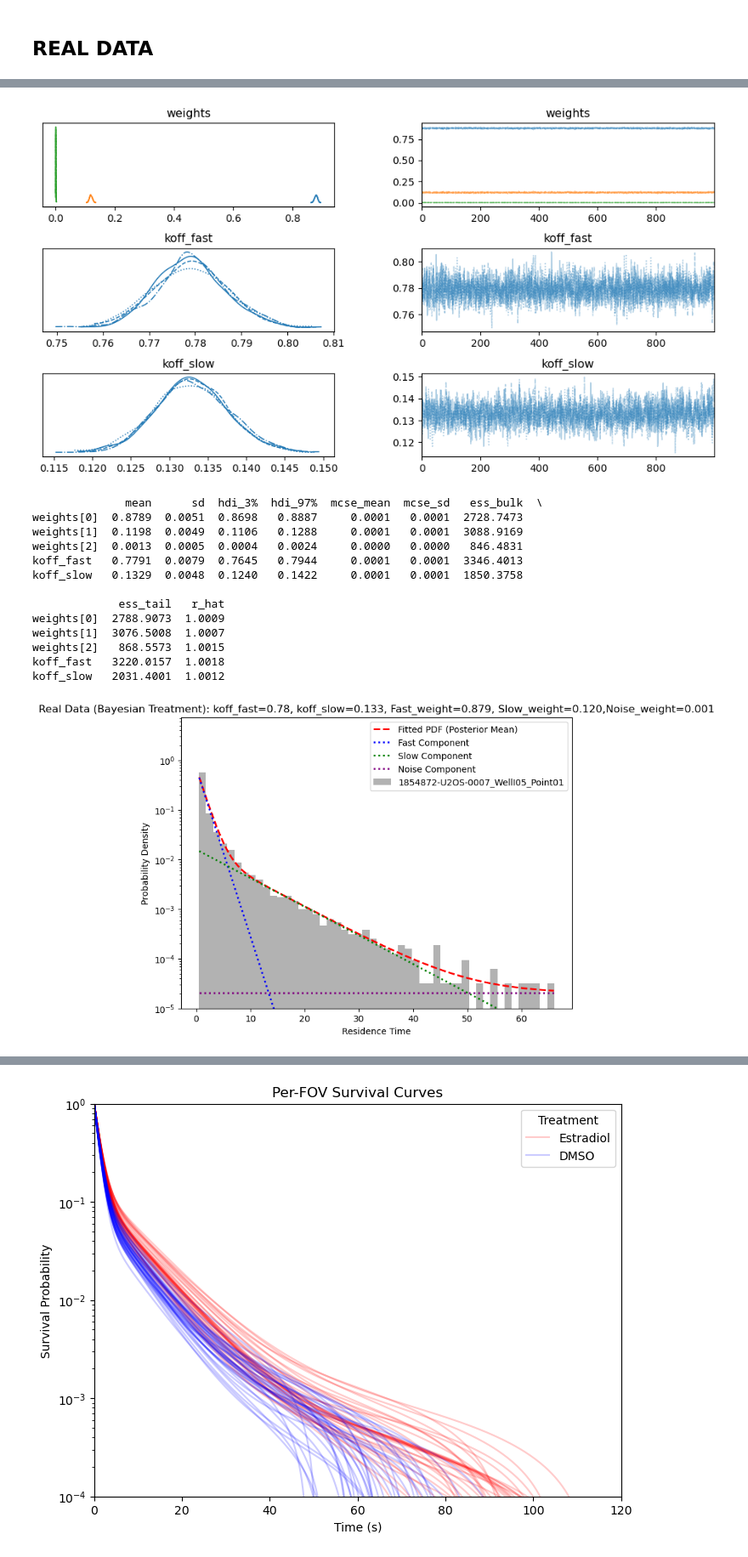
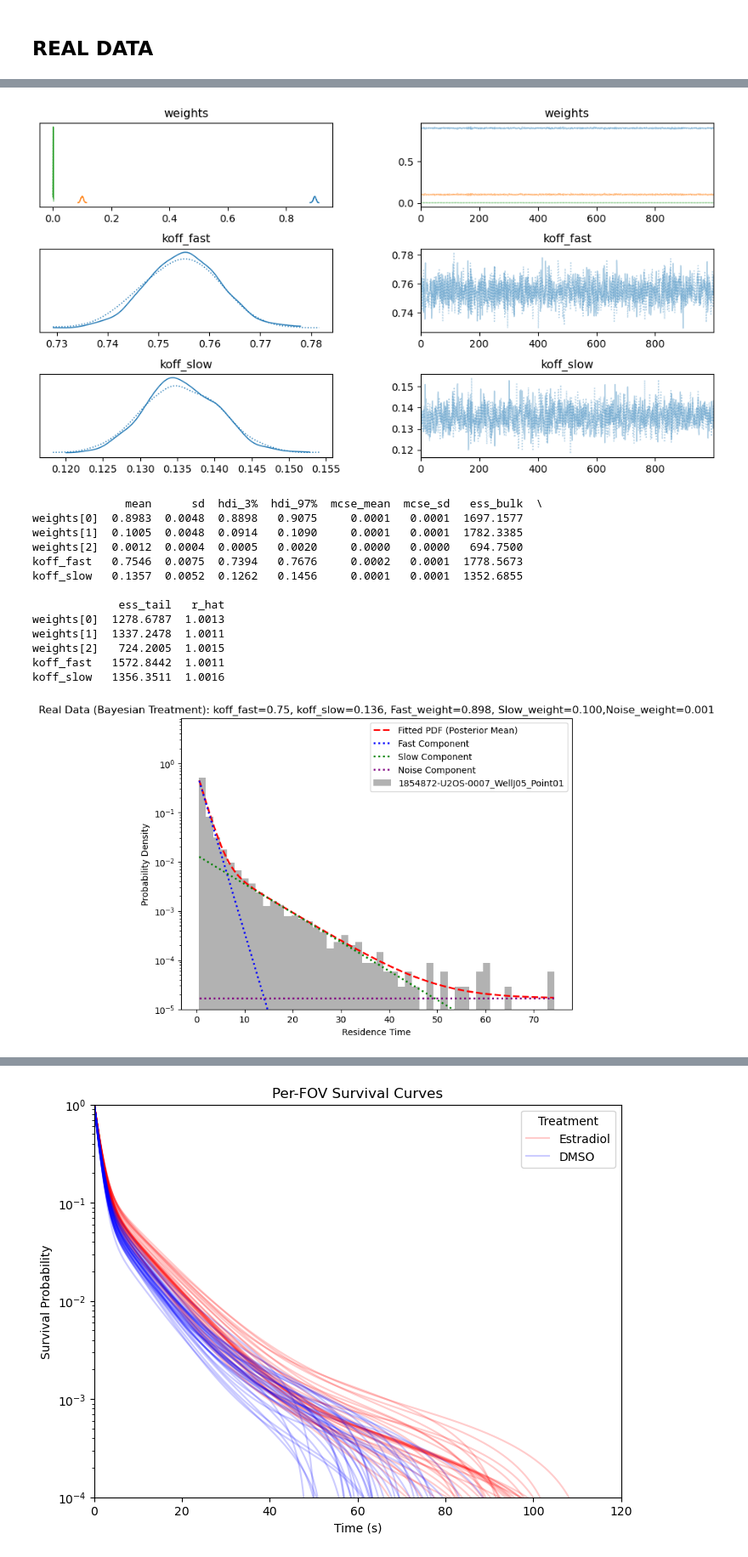
Before and after one commit to Wuttke-Lab/ERalpha_Steiner2025, a Jupyter notebook: model_fit_residence_time.ipynb, the cells around one changed output, grey strips where cells are left out. Shown at 85% size. Saved outputs shown, nothing was run; the diff lists cells and outputs as text; code cells hidden in the pictures.

Commit message:
updated scripts, added truncated sample data

```diff
--- a/model_fit_residence_time.ipynb
+++ b/model_fit_residence_time.ipynb
@@ -367,7 +367,7 @@ plt.show()
 ## REAL DATA
 # %%
 # Read data in chunks for my potato computer
-file_path = '/path/to/df_tracks.csv'
+file_path = '/Users/samuelhunter/wuttke_era/kinetics/jupyter_notebooks/df_tracks.csv'
 chunksize = 10000
 chunk_list = []
 for chunk in pd.read_csv(file_path, chunksize=chunksize):
@@ -380,7 +380,7 @@ df['track_length'] = df['track_length'] * 0.25
 fov_id_str = '1854872-U2OS-0002_WellE02_Point00'
 filtered_data_H2B = df[df['fov_id_str'] == fov_id_str]
 
-fov_id_str = '1854872-U2OS-0007_WellI05_Point01'
+fov_id_str = '1854872-U2OS-0007_WellJ05_Point01'
 filtered_data = df[df['fov_id_str'] == fov_id_str]
 # %%
 # Define bins
@@ -394,7 +394,7 @@ bin_centers = (bin_edges[:-1] + bin_edges[1:]) / 2  # Get bin centers
 # Compute histogram
 hist_counts, _ = np.histogram(residence_times, bins=bin_edges)
 
-with pm.Model() as model:
+with pm.Model() as double_exp_model:
     # Priors
     alpha = np.array([1, 1, 1])  # Dirichlet prior for fractions
     weights = pm.Dirichlet("weights", a=alpha)
@@ -430,6 +430,13 @@ with pm.Model() as model:
     y_obs = pm.Poisson("y_obs", mu=expected_counts, observed=hist_counts)
 
     # MCMC Sampling
-    trace = pm.sample(1000, tune=1000, chains=4, target_accept=0.95, nuts_sampler="nutpie")
+    trace_double = pm.sample(1000, tune=1000,
+                             chains=2,
+                             cores=4,
+                             target_accept=0.9,
+                             return_inferencedata=True,
+                             nuts_sampler="nutpie"
+                             )
+    pm.compute_log_likelihood(trace_double)
 # %% [output]
 Sampler Progress
@@ -446,30 +499,31 @@ Estimated Time to Completion: now
 # %%
-az.plot_trace(trace, var_names=["weights", "koff_fast", "koff_slow"])
+az.plot_trace(trace_double, var_names=["weights", "koff_fast", "koff_slow"])
 plt.subplots_adjust(hspace=0.5, wspace=0.3)  # Increase vertical and horizontal spacing
 plt.show()
 
 # Summary statistics
 summary = az.summary(
-    trace, var_names=["weights", "koff_fast", "koff_slow"], round_to=4
+    trace_double, var_names=["weights", "koff_fast", "koff_slow"], round_to=4
 )
 print(summary)
 # %% [output]
-[figure, old version]
+[figure, new version]
               mean      sd  hdi_3%  hdi_97%  mcse_mean  mcse_sd   ess_bulk  \
-weights[0]  0.8789  0.0051  0.8698   0.8887     0.0001   0.0001  2728.7473
-weights[1]  0.1198  0.0049  0.1106   0.1288     0.0001   0.0001  3088.9169
-weights[2]  0.0013  0.0005  0.0004   0.0024     0.0000   0.0000   846.4831
-koff_fast   0.7791  0.0079  0.7645   0.7944     0.0001   0.0001  3346.4013
-koff_slow   0.1329  0.0048  0.1240   0.1422     0.0001   0.0001  1850.3758
+weights[0]  0.8983  0.0048  0.8898   0.9075     0.0001   0.0001  1697.1577
+weights[1]  0.1005  0.0048  0.0914   0.1090     0.0001   0.0001  1782.3385
+weights[2]  0.0012  0.0004  0.0005   0.0020     0.0000   0.0000   694.7500
+koff_fast   0.7546  0.0075  0.7394   0.7676     0.0002   0.0001  1778.5673
+koff_slow   0.1357  0.0052  0.1262   0.1456     0.0001   0.0001  1352.6855
 
              ess_tail   r_hat
-weights[0]  2788.9073  1.0009
-weights[1]  3076.5008  1.0007
-weights[2]   868.5573  1.0015
-koff_fast   3220.0157  1.0018
-koff_slow   2031.4001  1.0012
+weights[0]  1278.6787  1.0013
+weights[1]  1337.2478  1.0011
+weights[2]   724.2005  1.0015
+koff_fast   1572.8442  1.0011
+koff_slow   1356.3511  1.0016
 # %%
 # Extract posterior means from the PyMC trace
+trace = trace_double
 weights_post = trace.posterior["weights"].mean(dim=("chain", "draw")).values
 koff_slow_post = trace.posterior["koff_slow"].mean(dim=("chain", "draw")).values
 koff_fast_post = trace.posterior["koff_fast"].mean(dim=("chain", "draw")).values
@@ -529,4 +583,4 @@ plt.show()
 
 # Much better fit when compared with the NLLS approach
 # %% [output]
-[figure, old version]
+[figure, new version]
```
Also changed, not shown: parts of 14 cells of this notebook, 10 other files.
